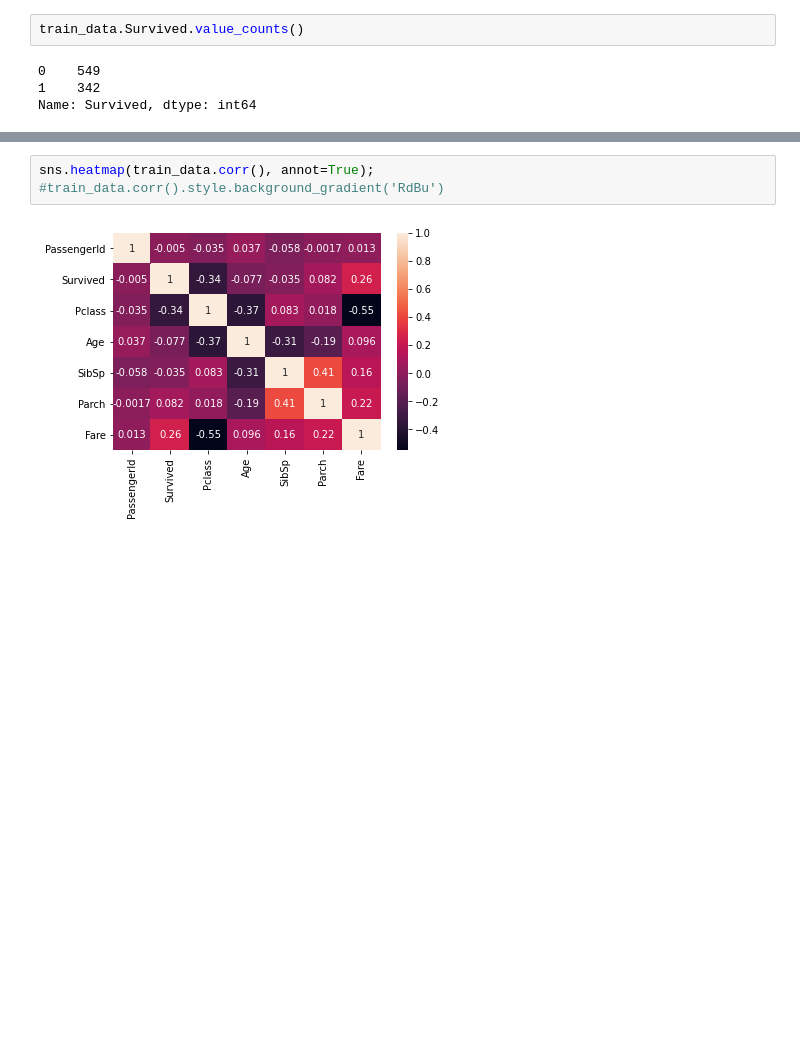
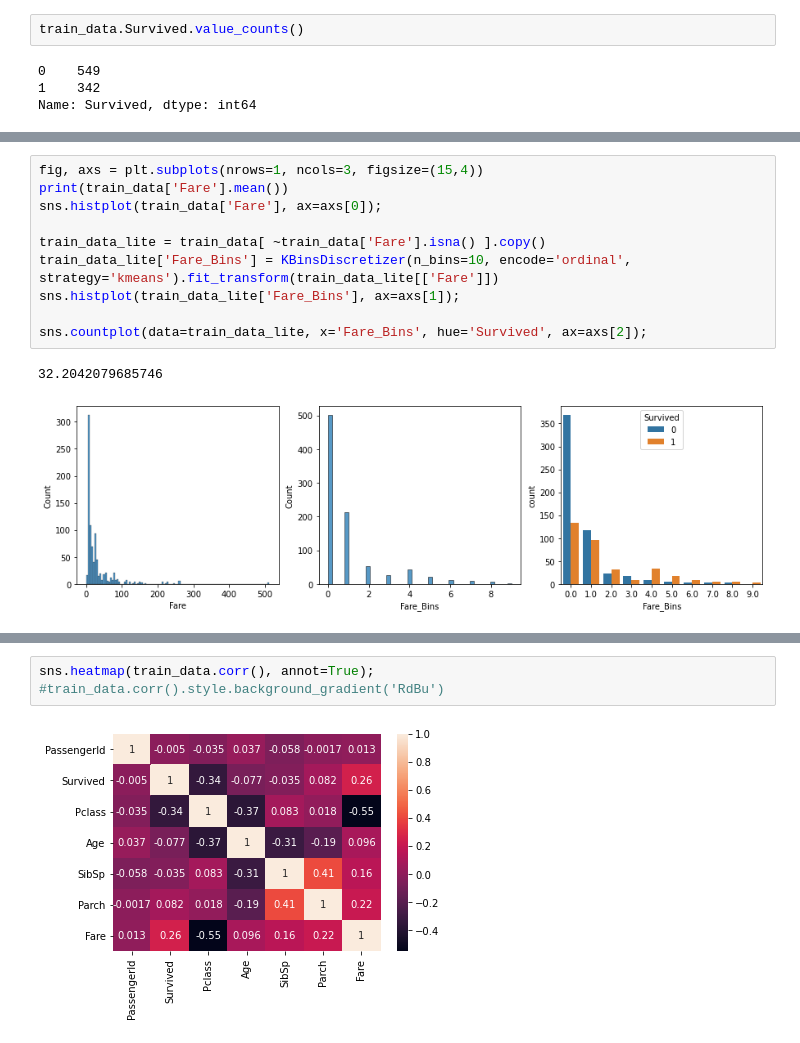
Before and after one commit to csar95/Kaggle-Titanic, a Jupyter notebook: EDA.ipynb, the cells around one changed output, grey strips where cells are left out. Drawn from its saved outputs; the diff is of its cells as text; blank space fills up the shorter version.

```diff
--- a/EDA.ipynb
+++ b/EDA.ipynb
@@ -73,0 +82,13 @@ sns.histplot(train_data['Age'], bins=16);
+# %%
+fig, axs = plt.subplots(nrows=1, ncols=3, figsize=(15,4))
+print(train_data['Fare'].mean())
+sns.histplot(train_data['Fare'], ax=axs[0]);
+
+train_data_lite = train_data[ ~train_data['Fare'].isna() ].copy()
+train_data_lite['Fare_Bins'] = KBinsDiscretizer(n_bins=10, encode='ordinal', strategy='kmeans').fit_transform(train_data_lite[['Fare']])
+sns.histplot(train_data_lite['Fare_Bins'], ax=axs[1]);
+
+sns.countplot(data=train_data_lite, x='Fare_Bins', hue='Survived', ax=axs[2]);
+# %% [output]
+32.2042079685746
+[figure, added]
```
Also changed, not shown: parts of 6 cells of this notebook, 9 other files.
